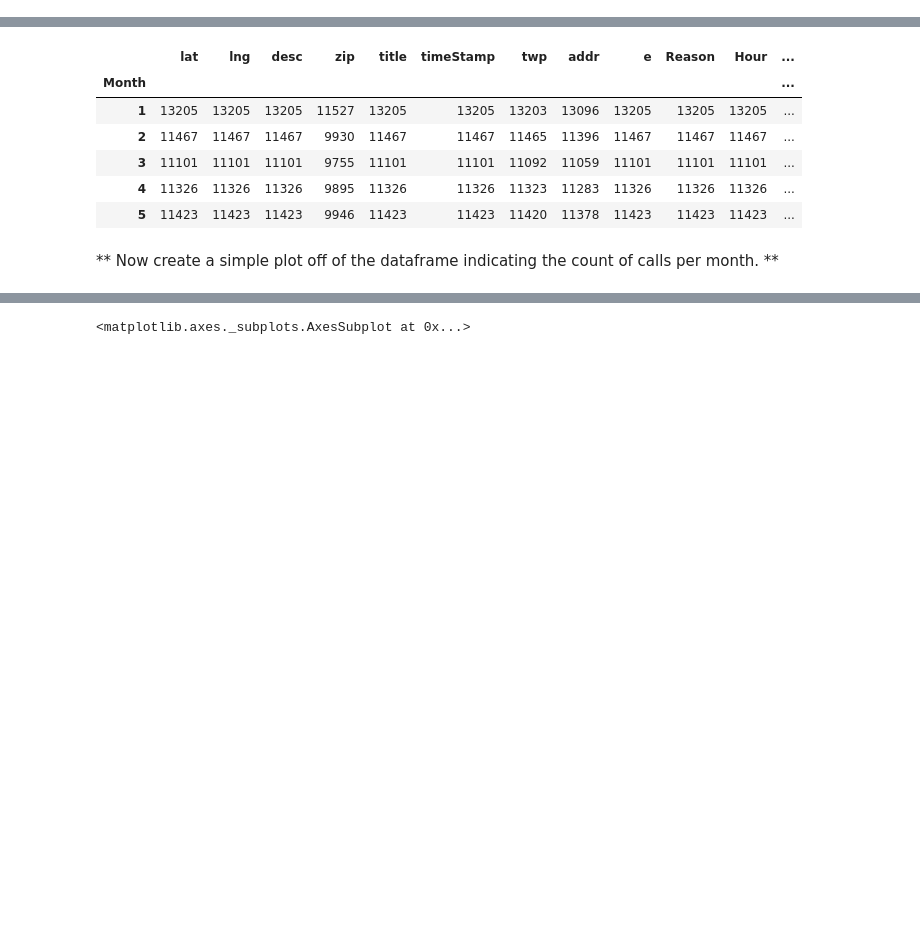
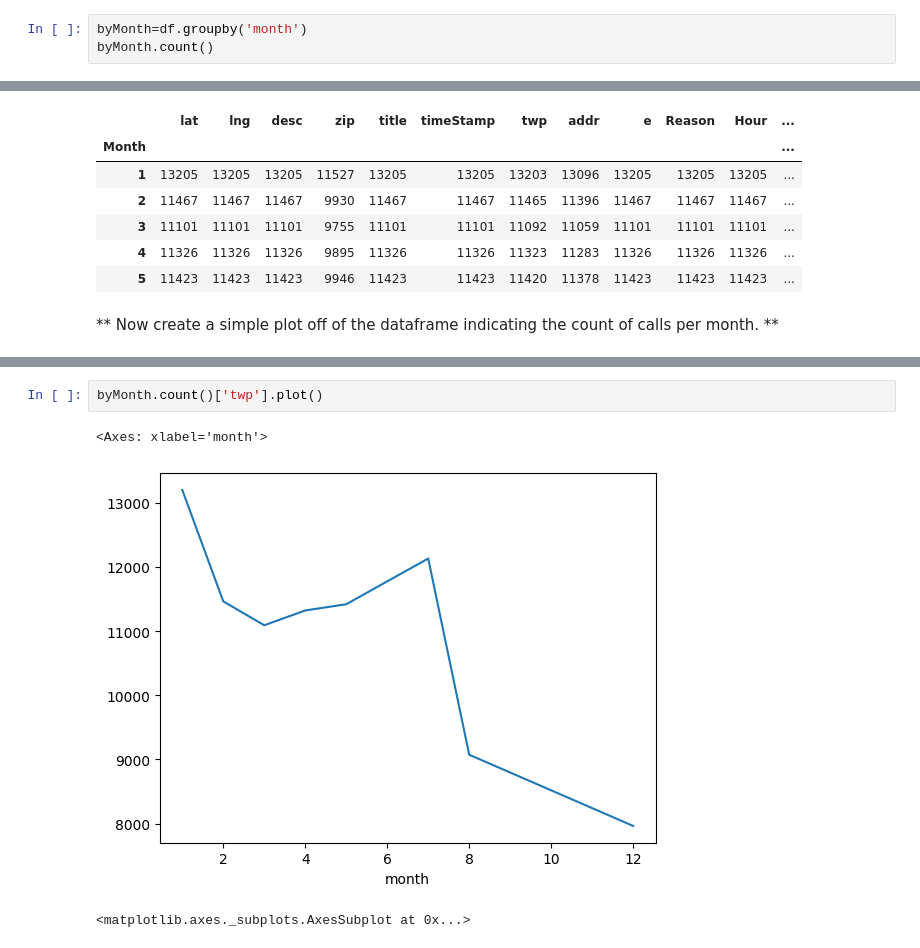
Before and after one commit to Jaxues/DS-ML-Bootcamp, a Jupyter notebook: work/01-911 Calls Data Capstone Project.ipynb, the cells around one changed output, grey strips where cells are left out. Saved outputs shown, nothing was run; the diff lists cells and outputs as text; blank space fills up the shorter version.

```diff
--- a/work/01-911 Calls Data Capstone Project.ipynb
+++ b/work/01-911 Calls Data Capstone Project.ipynb
@@ -239,0 +211,3 @@ df.groupby('month').head()
+# %%
+byMonth=df.groupby('month')
+byMonth.count()
@@ -251,3 +257,8 @@ df.groupby('month').head()
+# %%
+byMonth.count()['twp'].plot()
+# %% [output]
+<Axes: xlabel='month'>
+[figure, added]
 # %%
 # %% [output]
 <matplotlib.axes._subplots.AxesSubplot at 0x...>
```
Also changed, not shown: parts of 15 cells of this notebook, 4 other files.
